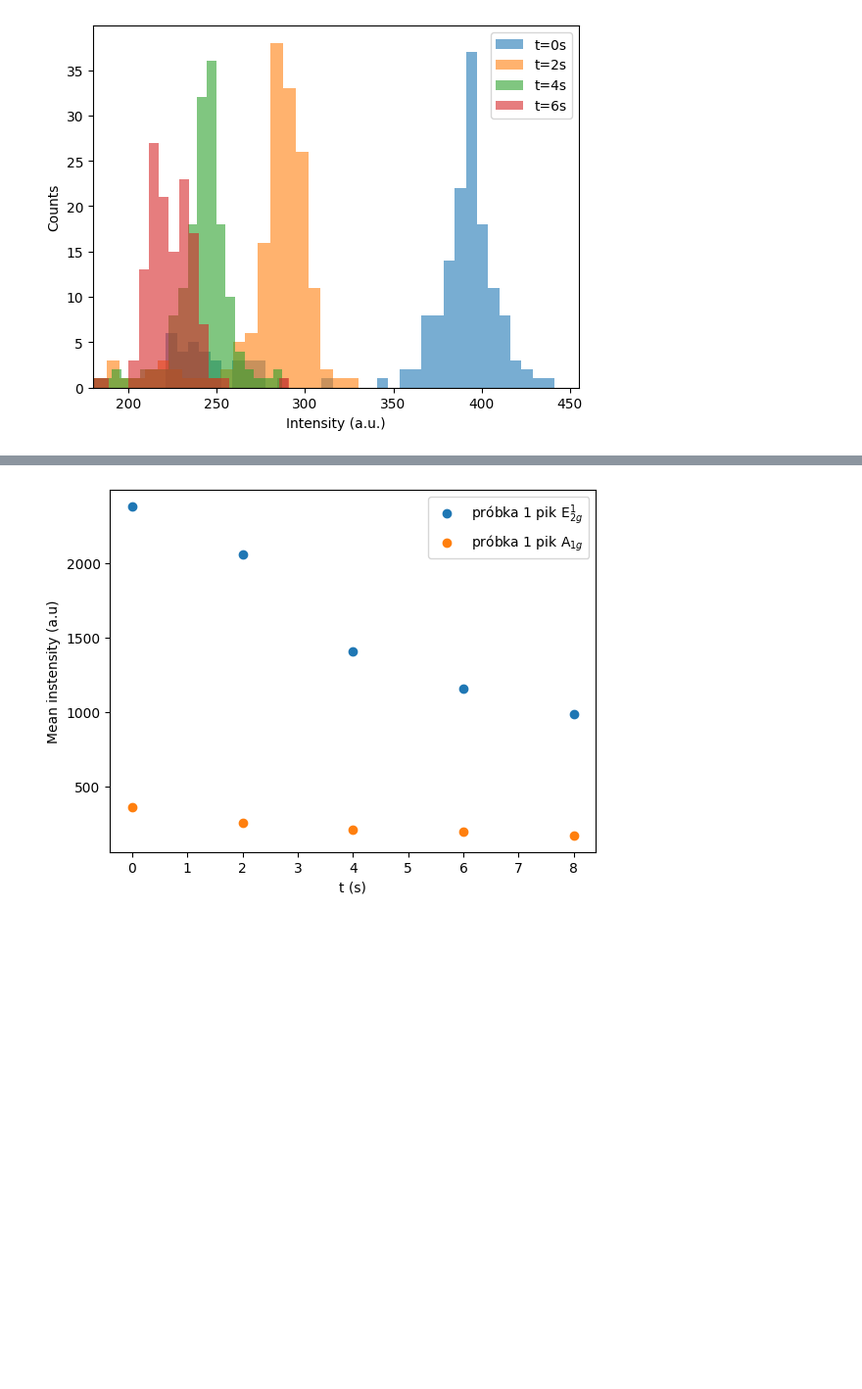
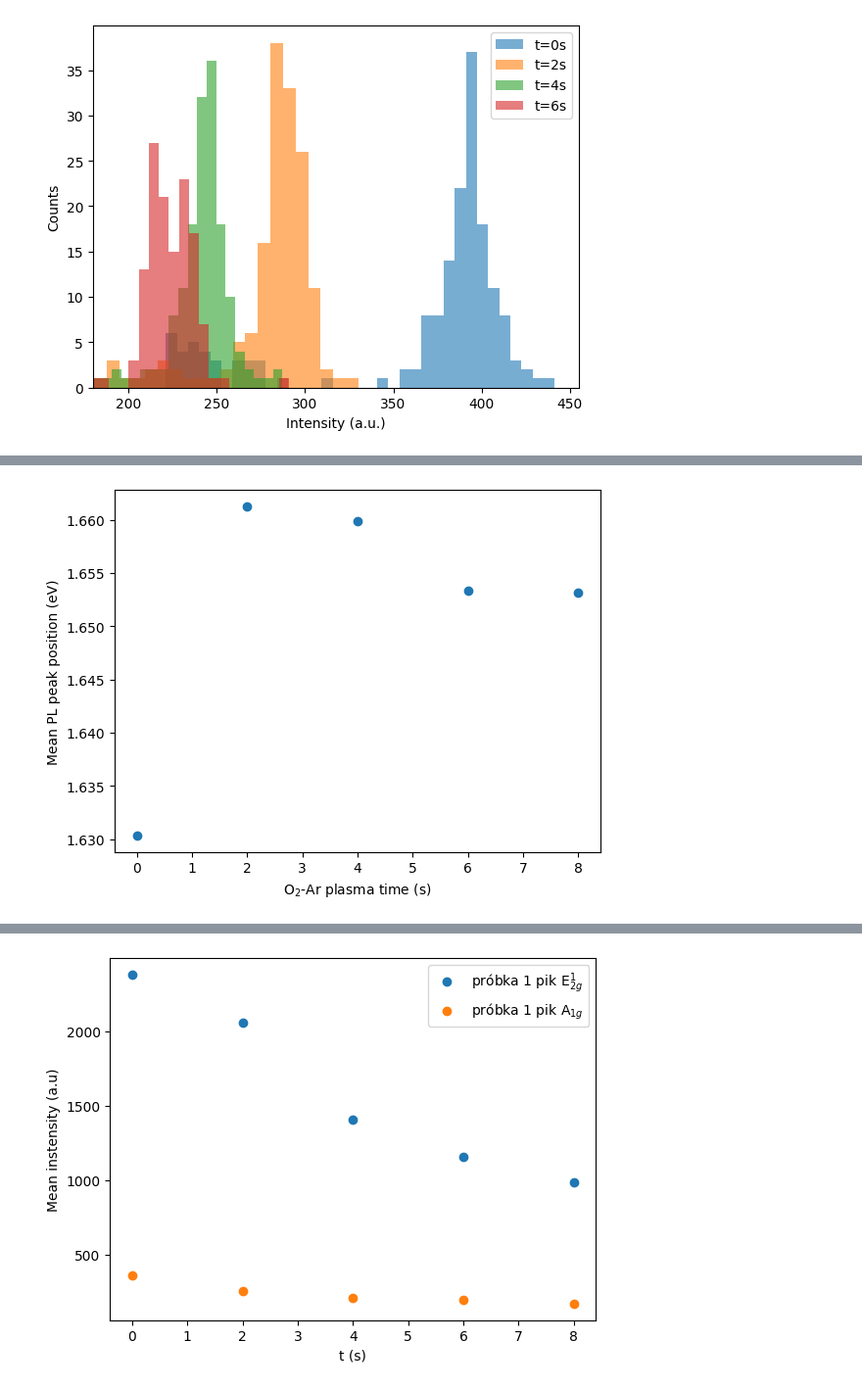
Before and after one commit to weronika-coder/praca_inzynierska, a Jupyter notebook: analiza/próbka1/analiza.ipynb, the cells around one changed output, grey strips where cells are left out. Shown at 98% size. Drawn from its saved outputs; the diff is of its cells as text; code cells hidden in the pictures; blank space fills up the shorter version.

```diff
--- a/analiza/próbka1/analiza.ipynb
+++ b/analiza/próbka1/analiza.ipynb
@@ -213,0 +218,9 @@ plt.savefig(sciezka/'zaleznosc_I_PL_od_t.png')
+# %%
+time=[0,2,4,6,8]
+plt.scatter(time,centers_PL_mean_1,label="próbka 1")
+#plt.legend()
+plt.xlabel(r"O$_2$-Ar plasma time (s)")
+plt.ylabel("Mean PL peak position (eV)")
+plt.savefig(sciezka/'zaleznosc_x_PL_od_t.png')
+# %% [output]
+[figure, added]
```
Also changed, not shown: parts of 4 cells of this notebook, 27 other files.
